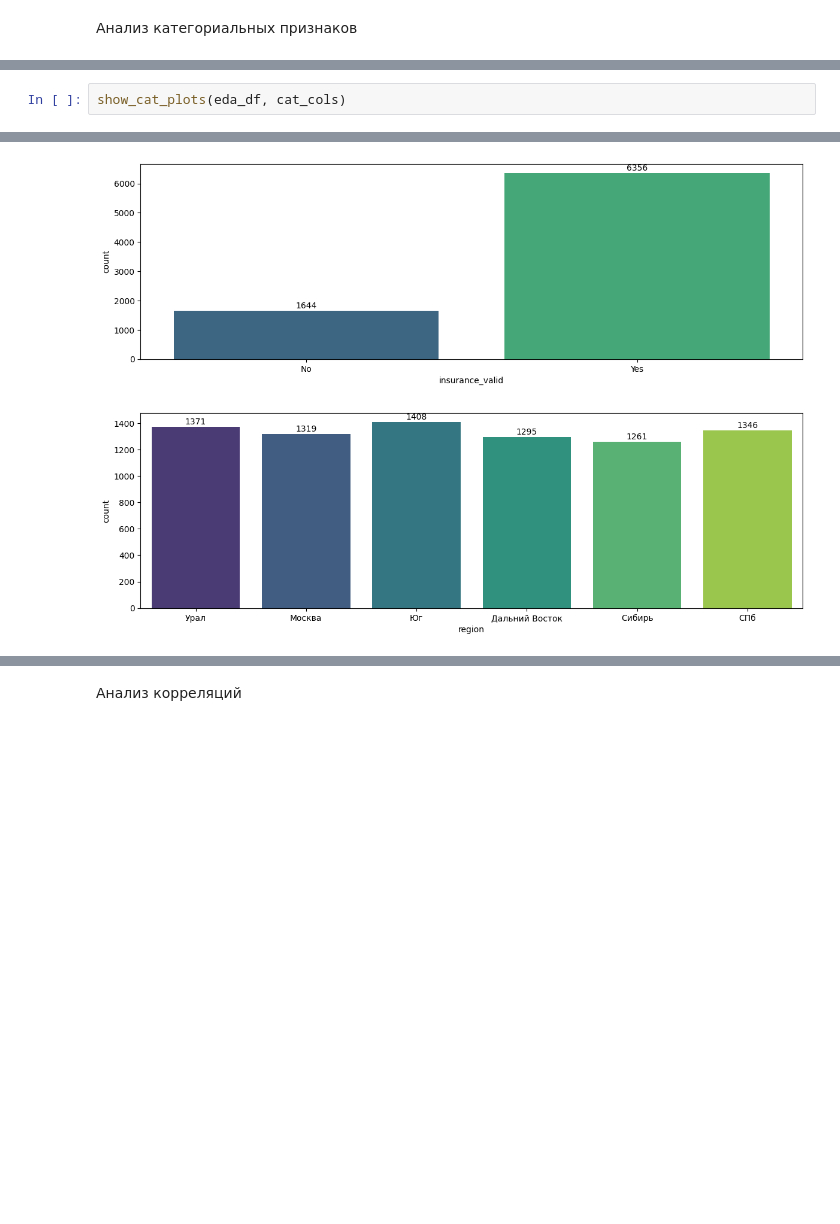
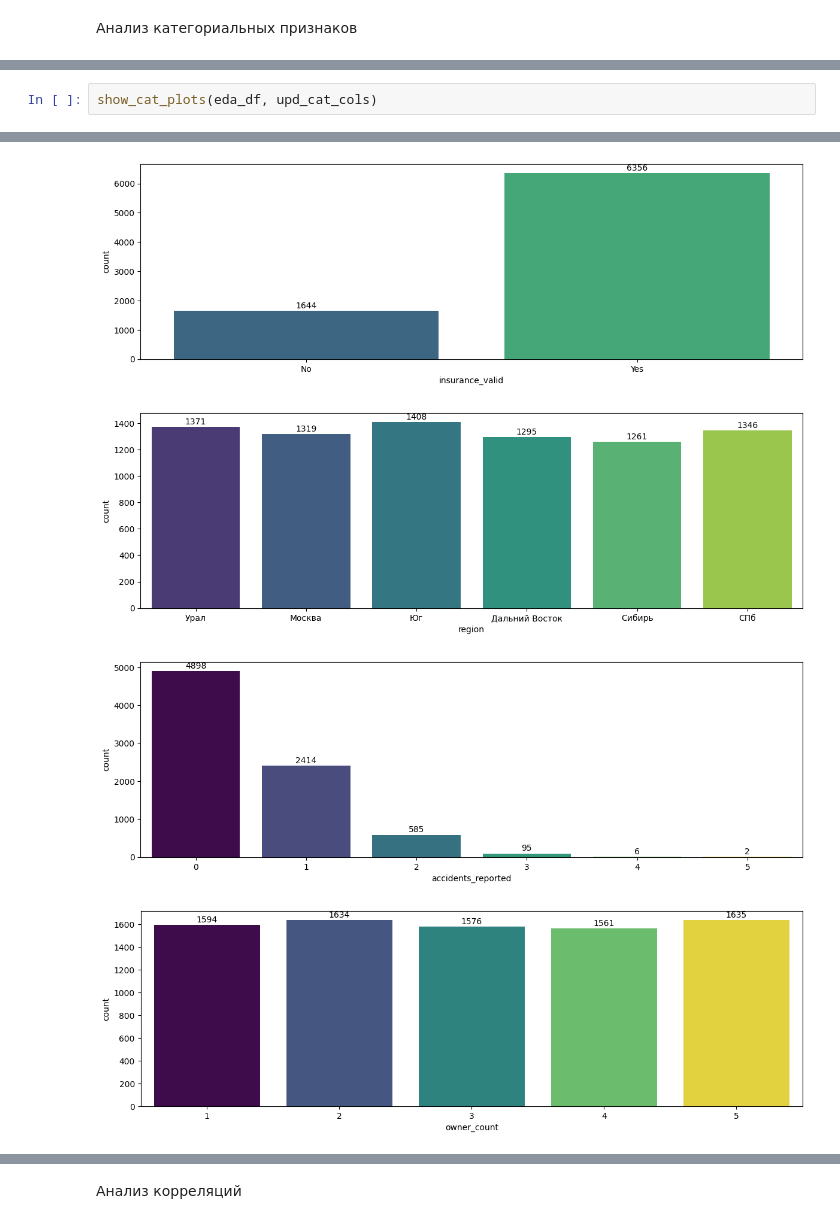
Before and after one commit to KatsayArtemDev/ML, a Jupyter notebook: regression/car_price/car_price_predictor.ipynb, the cells around one changed output, grey strips where cells are left out. Saved outputs shown, nothing was run; the diff lists cells and outputs as text; blank space fills up the shorter version.

```diff
--- a/regression/car_price/car_price_predictor.ipynb
+++ b/regression/car_price/car_price_predictor.ipynb
@@ -337,12 +374,14 @@ show_features(eda_df, cat_cols)
 | 2 | transmission | [Manual, Automatic] | 2 |
 | 5 | insurance_valid | [No, Yes] | 2 |
 # %%
-show_cat_plots(eda_df, cat_cols)
+show_cat_plots(eda_df, upd_cat_cols)
 # %% [output]
 [figure]
 [figure]
 [figure]
 [figure]
 [figure]
 [figure]
 [figure]
+[figure, added]
+[figure, added]
```
Also changed, not shown: parts of 27 cells of this notebook.
